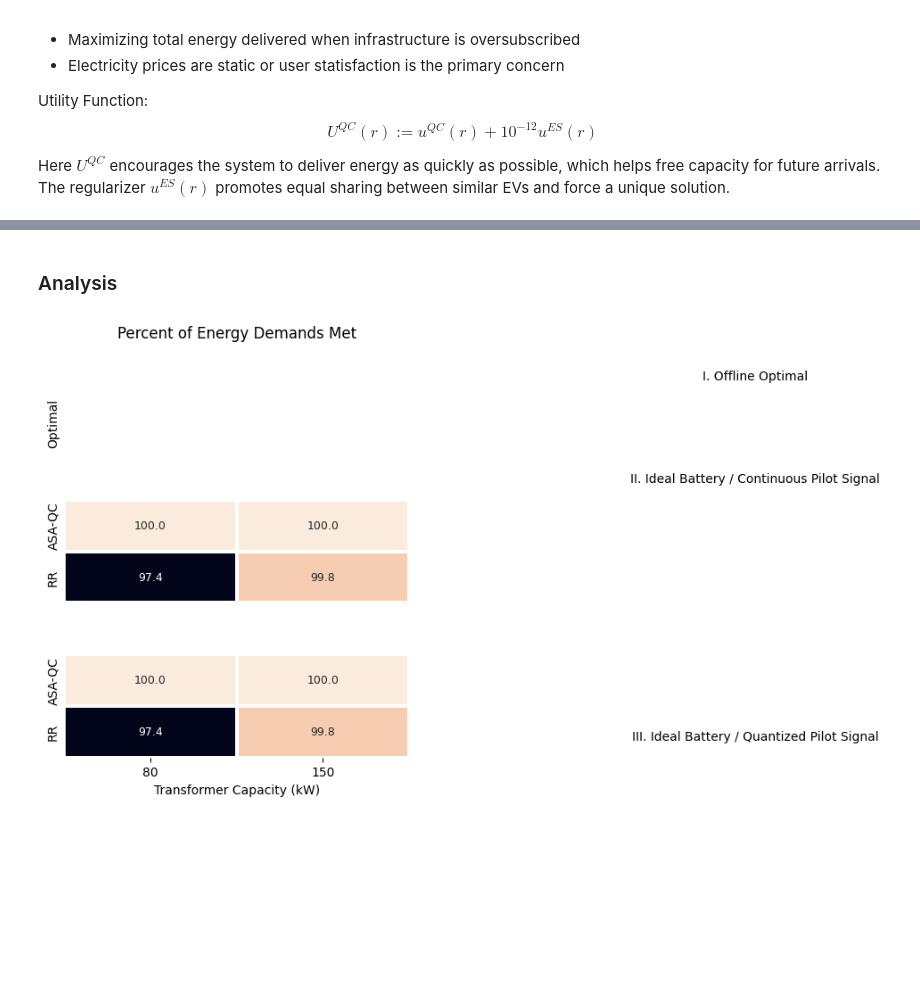
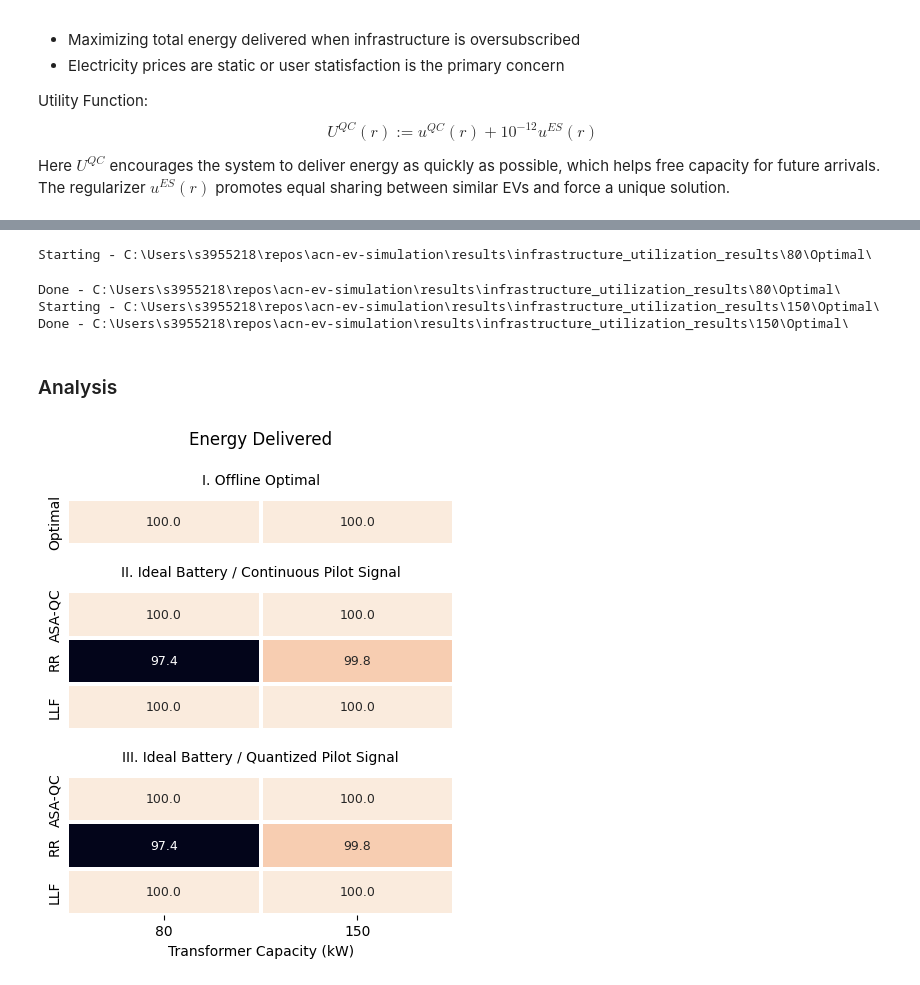
Before and after one commit to kamareee/acn-ev-simulation, a Jupyter notebook: running_experiment.ipynb, the cells around one changed output, grey strips where cells are left out. Saved outputs shown, nothing was run; the diff lists cells and outputs as text; code cells hidden in the pictures; blank space fills up the shorter version.

Commit message:
New simulation notebooks

```diff
--- a/running_experiment.ipynb
+++ b/running_experiment.ipynb
@@ -222,7 +222,7 @@ $$
 Here $U^{QC}$ encourages the system to deliver energy as quickly as possible, which helps free capacity for future arrivals. The regularizer ${u^{ES}(r)}$ promotes equal sharing between similar EVs and force a unique solution.
 # %%
 ALGS = dict()
-# ALGS['LLF'] = algorithms.SortedSchedulingAlgo(algorithms.least_laxity_first)
+ALGS['LLF'] = algorithms.SortedSchedulingAlgo(algorithms.least_laxity_first)
 # ALGS['EDF'] = algorithms.SortedSchedulingAlgo(algorithms.earliest_deadline_first)
 ALGS['RR'] = algorithms.RoundRobin(algorithms.first_come_first_served, continuous_inc=1)
 
@@ -238,7 +238,7 @@ ALGS['ASA-QC'] = AdaptiveSchedulingAlgorithm(quick_charge_obj,
 caps = [80, 150]
 for scenario_id, scenario in scenarios.items():
     for cap in caps:
-        for alg in ['ASA-QC', 'RR']:
+        for alg in ['ASA-QC', 'RR', 'LLF']:
             output_dir = f'{energy_del_base_dir}\\{cap}\\{alg}\\'
             events = get_events(start, end, scenario['ideal_battery'], FORCE_FEASIBLE, MAX_LEN)
 
@@ -275,3 +288,30 @@ Already Run - C:\Users\s3955218\repos\acn-ev-simulation\results\infrastructure_u
+# %%
+# Offline Optimal
+optimal_obj = [ObjectiveComponent(total_energy)]
+optimal_alg = AdaptiveChargingAlgorithmOffline(optimal_obj, solver='MOSEK')
+for cap in caps:
+    output_dir = f'{energy_del_base_dir}\\{cap}\\Optimal\\'
+    events = get_events(start, end, True, FORCE_FEASIBLE, MAX_LEN)
+
+    sim = configure_sim(
+        cap=cap,
+        alg=deepcopy(optimal_alg),
+        start=start,
+        events=events,
+        basic_evse=True,
+        estimate_max_rate=False,
+        uninterrupted_charging=False,
+        quantized=False,
+        tariff_name=tariff_name,
+        offline=True
+    )
+    ex = Experiment(sim)
+    ex.run_and_store(output_dir)
+# %% [output]
+Starting - C:\Users\s3955218\repos\acn-ev-simulation\results\infrastructure_utilization_results\80\Optimal\
+Done - C:\Users\s3955218\repos\acn-ev-simulation\results\infrastructure_utilization_results\80\Optimal\
+Starting - C:\Users\s3955218\repos\acn-ev-simulation\results\infrastructure_utilization_results\150\Optimal\
+Done - C:\Users\s3955218\repos\acn-ev-simulation\results\infrastructure_utilization_results\150\Optimal\
 # %% [markdown]
 ### Analysis
 # %%
@@ -311,7 +351,7 @@ def get_sim(results_dir, config):
 start = '9-1-2018'
 end = '10-1-2018'
 caps = [80, 150]
-algs = ['ASA-QC', 'RR']
+algs = ['ASA-QC', 'RR', 'LLF']
 scenario_order = ['II', 'III']
 percent_del = dict()
 
@@ -328,7 +368,7 @@ for scenario in scenario_order:
             percent_del[scenario][row, col] = get_metric(f'{energy_del_base_dir}\\', config, 'proportion_delivered')
 # %%
 fig, ax = plt.subplots()
-ax.set_title("Percent of Energy Demands Met")
+ax.set_title("Energy Delivered")
 
 
 fig.set_size_inches(5, 6)
@@ -340,37 +380,37 @@ fig.set_size_inches(5, 6)
 
 # Alternate labels
 labels = ['', 'Optimal',
-          '', 'ASA-QC', 'RR',
-          '', 'ASA-QC', 'RR'
+          '', 'ASA-QC', 'RR', 'LLF',
+          '', 'ASA-QC', 'RR', 'LLF'
          ]
 
 spacer = np.full((1, len(caps)), np.nan)
 stack = [spacer]
 stack.append(percent_del['Optimal'])
 for scenario in scenarios:
     stack.append(spacer)
     stack.append(percent_del[scenario])
 heatmap = np.vstack(stack)
 
 
 sns.heatmap(heatmap, annot=True, fmt='.1f', linewidth=1.5, ax=ax,
             cbar=False, annot_kws= {'fontsize':9}, yticklabels=labels, xticklabels=caps)
 title_style = {'horizontalalignment': 'center', 'verticalalignment': 'center', 'fontsize': 10}
 vert_offset = 0.6
-ax.text(4, 0 + vert_offset, 'I. Offline Optimal', **title_style)
-ax.text(4, 2 + vert_offset, 'II. Ideal Battery / Continuous Pilot Signal', **title_style)
-ax.text(4, 7 + vert_offset, 'III. Ideal Battery / Quantized Pilot Signal', **title_style)
+ax.text(1, 0 + vert_offset, 'I. Offline Optimal', **title_style)
+ax.text(1, 2 + vert_offset, 'II. Ideal Battery / Continuous Pilot Signal', **title_style)
+ax.text(1, 6 + vert_offset, 'III. Ideal Battery / Quantized Pilot Signal', **title_style)
 # ax.text(4, 12 + vert_offset, 'IV. Non-Ideal Battery / Continuous Pilot Signal', **title_style)
 # ax.text(4, 17 + vert_offset, 'V. Non-Ideal Battery / Quantized Pilot Signal', **title_style)
 ax.set_xlabel('Transformer Capacity (kW)')
 ax.axvline(6.99, 21/22, 20/22, color='k', linewidth=0.5)
 ax.axvline(6.99, 19/22, 15/22, color='k', linewidth=0.5)
 ax.axvline(6.99, 19/22, 15/22, color='k', linewidth=0.5)
 # ax.axvline(6.99, 14/22, 10/22, color='k', linewidth=0.5)
 # ax.axvline(6.99, 9/22, 5/22, color='k', linewidth=0.5)
 # ax.axvline(6.99, 4/22, 0/22, color='k', linewidth=0.5)
 
 ax.tick_params(axis=u'y', which=u'both',length=0)
-fig.tight_layout();
+# fig.tight_layout();
 # %% [output]
-[figure, old version]
+[figure, new version]
```
Also changed, not shown: parts of 6 cells of this notebook, 6 other files.
